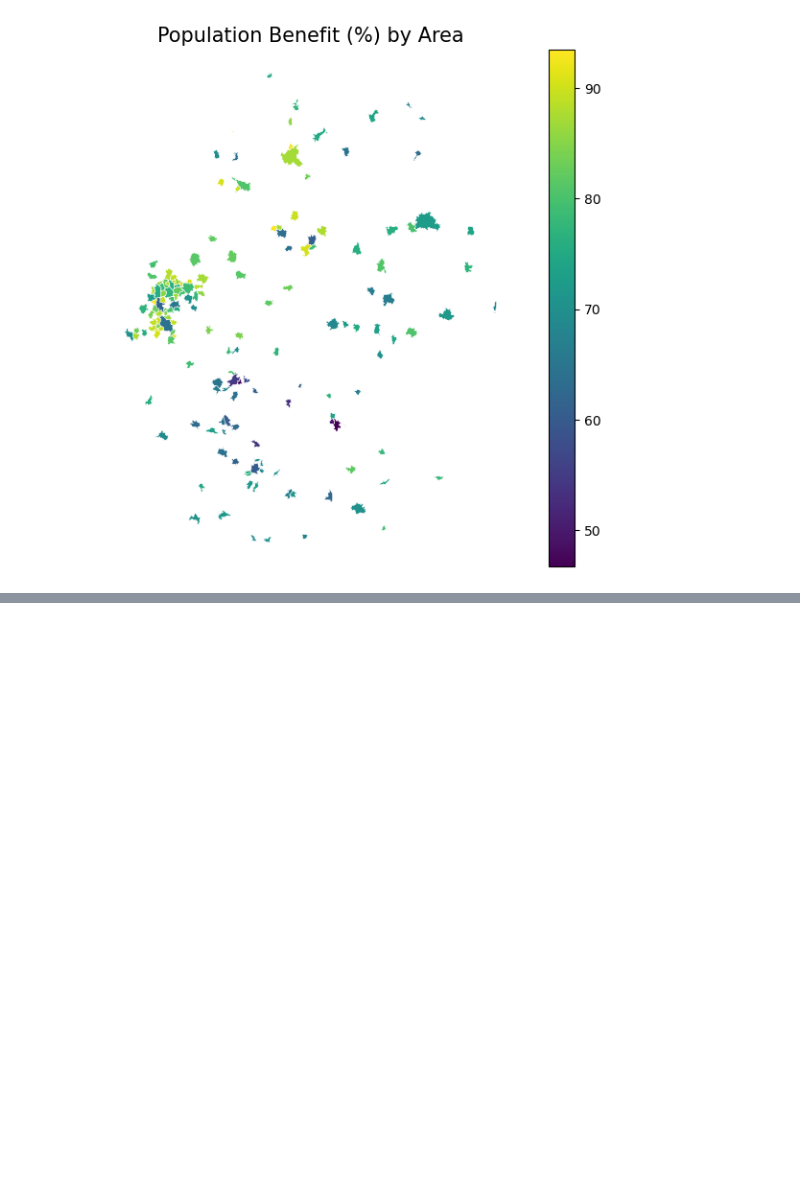
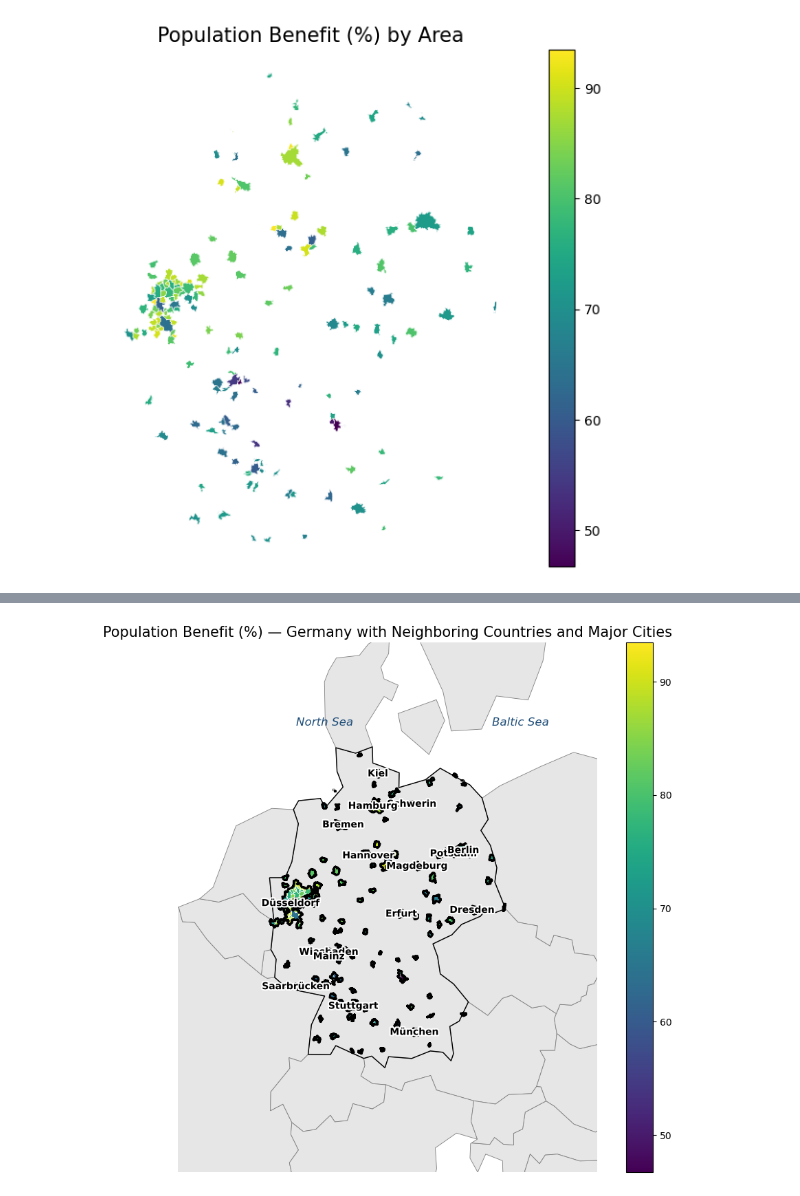
Before and after one commit to ioer-dresden/jupyter-book-ioerdata, a Jupyter notebook: notebooks/ioerdata_api/03_basic_visualization.ipynb, the cells around one changed output, grey strips where cells are left out. Drawn from its saved outputs; the diff is of its cells as text; code cells hidden in the pictures; blank space fills up the shorter version.

```diff
--- a/notebooks/ioerdata_api/03_basic_visualization.ipynb
+++ b/notebooks/ioerdata_api/03_basic_visualization.ipynb
@@ -71,0 +220,83 @@ Index(['AGS', 'GEN', 'NUTS', 'Shape_Leng', 'Shape_Area', 'Pop_Benefit_Percent',
+# %%
+# --- Map with world context + clean minimal city labels ---
+
+import matplotlib.patheffects as pe
+
+# Select major cities to label (edit if needed)
+major_cities = {
+    "Hamburg", "Berlin", "München", "Munich", "Stuttgart",
+    "Dresden", "Bremen", "Hannover", "Kiel",
+    "Schwerin", "Potsdam", "Magdeburg",
+    "Erfurt", "Wiesbaden", "Mainz",
+    "Saarbrücken", "Saarbrucken", "Düsseldorf", "Duesseldorf"
+}
+
+name_col = "GEN"
+
+# Filter to affected areas AND selected cities
+affected = gdf_wgs[gdf_wgs[value_col].fillna(0) > 0]
+label_gdf = affected[affected[name_col].astype(str).isin(major_cities)].copy()
+
+fig, ax = plt.subplots(figsize=(11, 10))
+
+# Sea background
+ax.set_facecolor("#a7d8f0")
+
+# Neighboring countries
+nearby.plot(
+    ax=ax,
+    color="#e6e6e6",
+    edgecolor="#7f7f7f",
+    linewidth=0.6,
+    zorder=1
+)
+
+# Germany outline from world dataset
+germany.boundary.plot(ax=ax, color="black", linewidth=1.0, zorder=2)
+
+# Thematic layer
+gdf_wgs.plot(
+    column=value_col,
+    ax=ax,
+    cmap="viridis",
+    legend=True,
+    edgecolor="none",
+    missing_kwds={"color": "lightgrey"},
+    zorder=3
+)
+
+# City/district borders
+city_borders.plot(ax=ax, linewidth=0.35, color="white", alpha=0.9, zorder=4)
+
+# Outer dataset border
+country_outline_from_gdf.plot(ax=ax, linewidth=2.0, color="black", zorder=5)
+
+# --- Add Clean City Labels ---
+if len(label_gdf) > 0:
+    pts = label_gdf.geometry.representative_point()
+    for x, y, name in zip(pts.x, pts.y, label_gdf[name_col].astype(str)):
+        txt = ax.text(
+            x, y, name,
+            fontsize=10,
+            fontweight="bold",
+            ha="center",
+            va="center",
+            color="black",
+            zorder=10
+        )
+        # White halo for readability
+        txt.set_path_effects([pe.withStroke(linewidth=3, foreground="white")])
+
+# Sea labels
+ax.text(7.0, 55.5, "North Sea", fontsize=12, fontstyle="italic", color="#1f4e79")
+ax.text(14.5, 55.5, "Baltic Sea", fontsize=12, fontstyle="italic", color="#1f4e79")
+
+# Final layout
+ax.set_xlim(extent[0], extent[1])
+ax.set_ylim(extent[2], extent[3])
+ax.set_axis_off()
+ax.set_title("Population Benefit (%) — Germany with Neighboring Countries and Major Cities", fontsize=15)
+
+plt.show()
+# %% [output]
+[figure, added]
```
Also changed, not shown: parts of 4 cells of this notebook.
